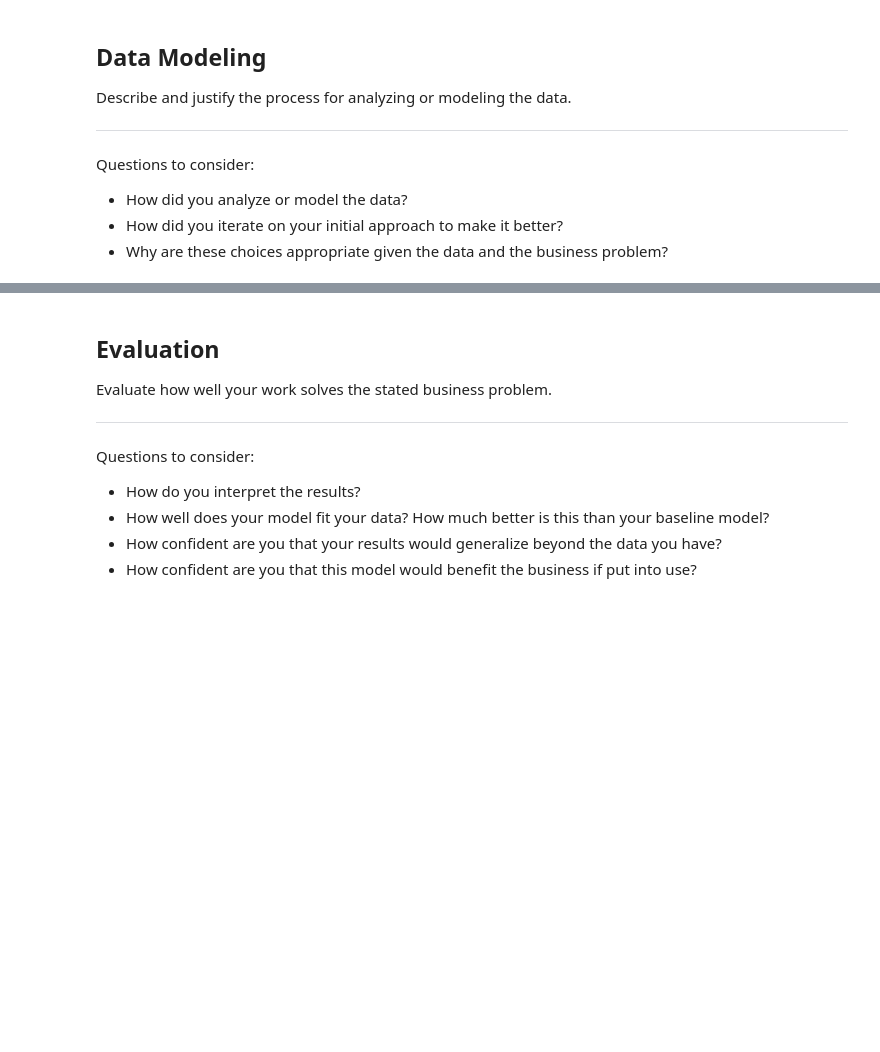
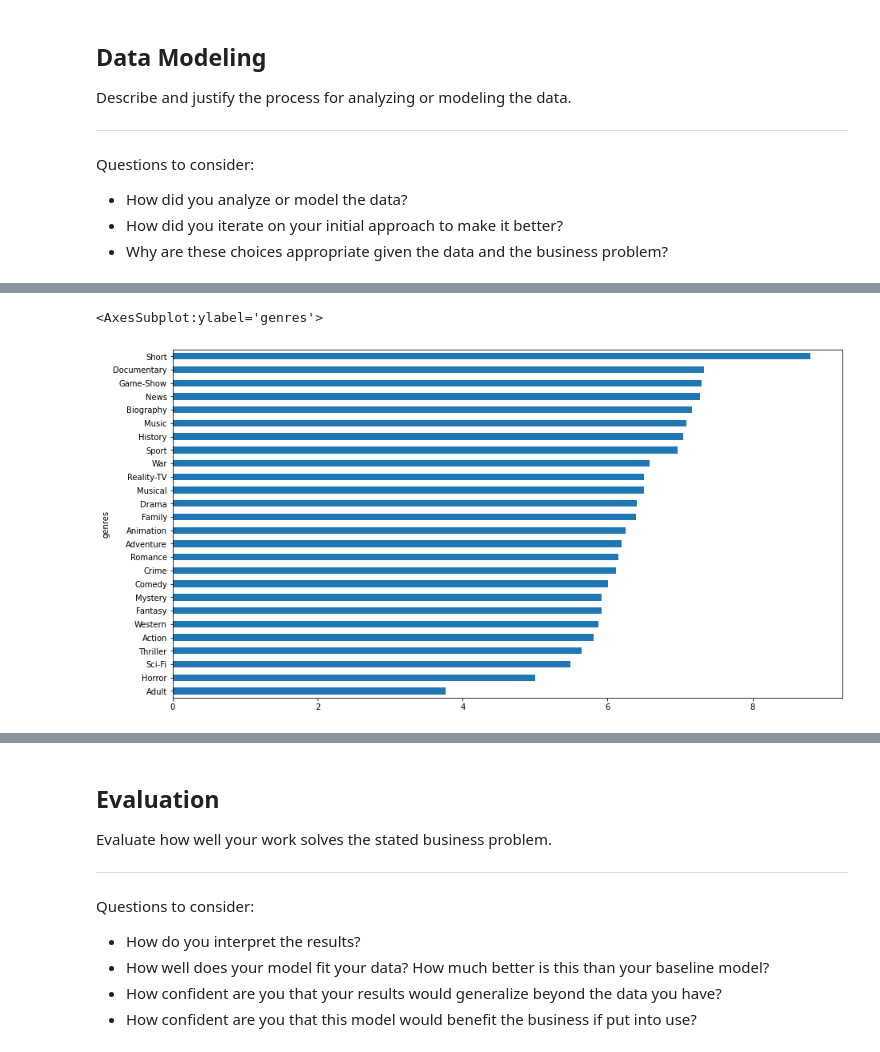
Before and after one commit to brianlee35/pokemon_tcg_analysis, a Jupyter notebook: movie-analysis.ipynb, the cells around one changed output, grey strips where cells are left out. Drawn from its saved outputs; the diff is of its cells as text; code cells hidden in the pictures; blank space fills up the shorter version.

```diff
--- a/movie-analysis.ipynb
+++ b/movie-analysis.ipynb
@@ -292,0 +565,5 @@ Questions to consider:
+# %%
+genre_rating.groupby(['genres'])['avg_rating'].mean().sort_values().plot(kind='barh', figsize=(15,8))
+# %% [output]
+<AxesSubplot:ylabel='genres'>
+[figure, added]
```
Also changed, not shown: parts of 54 cells of this notebook.
